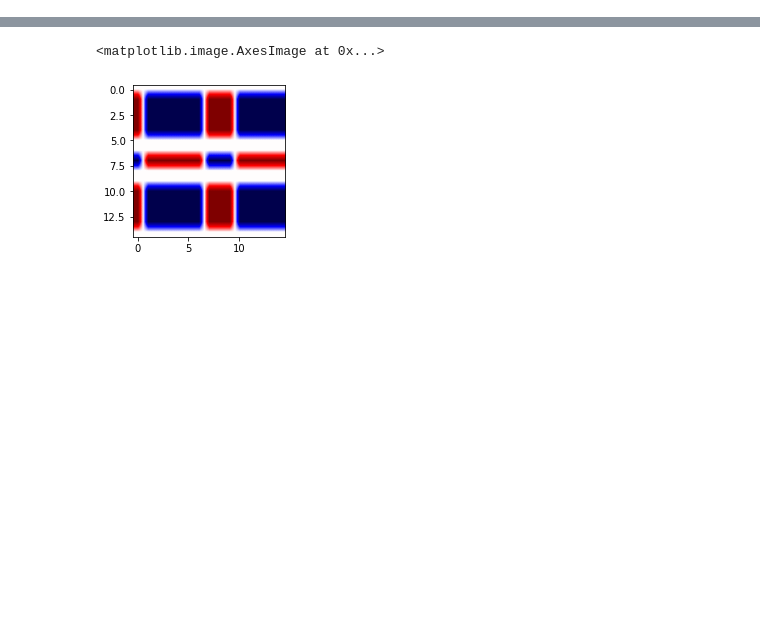
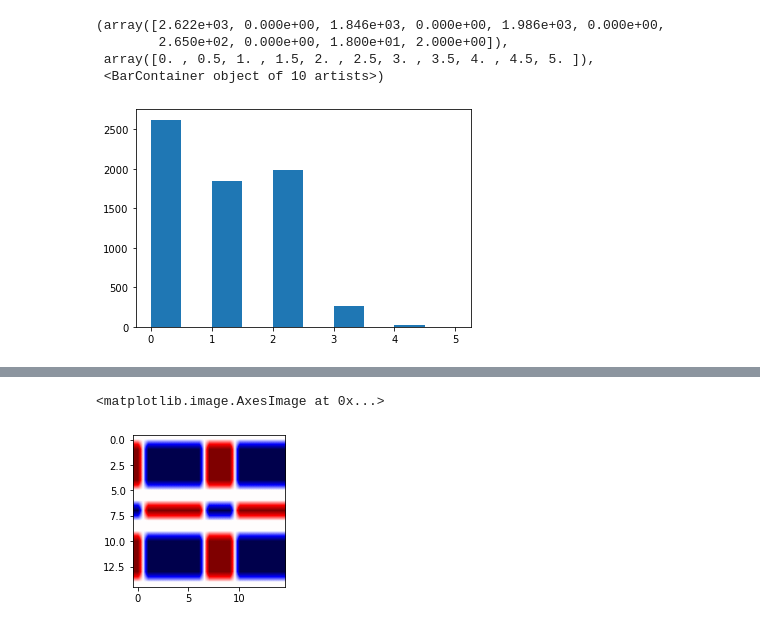
Before and after one commit to avishvj/3d-reactions, a Jupyter notebook: eda_notebooks/rxn.ipynb, the cells around one changed output, grey strips where cells are left out. Saved outputs shown, nothing was run; the diff lists cells and outputs as text; code cells hidden in the pictures; blank space fills up the shorter version.

```diff
--- a/eda_notebooks/rxn.ipynb
+++ b/eda_notebooks/rxn.ipynb
@@ -25,7 +25,7 @@ import rdkit.Chem as Chem
 from rdkit.Chem import Mol
 from rdkit.Chem import rdDistGeom
 # %%
-base_folder = r'spare_data/'
+base_folder = r'../data/raw/'
 
 train_r_file = base_folder + 'train_reactants.sdf'
 train_ts_file = base_folder + 'train_ts.sdf'
@@ -53,0 +56,29 @@ test_rxns  = list(zip(test_r, test_ts, test_p))
+# %%
+# bond changes per reaction based off adj matrix
+# can normalise for number of atoms per reaction
+
+import numpy as np
+i = 5
+max_bond_changes = 0
+bond_changes = []
+norm_bond_changes = []
+for i, rxn in enumerate(train_rxns):
+    # make all entries positive, just looking for bond changes
+    new_bond_changes = np.sum( abs(GetAdjacencyMatrix(train_rxns[i][2]) - GetAdjacencyMatrix(train_rxns[i][0])) ) / 2
+    changes = new_bond_changes
+    bond_changes.append(changes)
+    normalised_changes = new_bond_changes / train_rxns[i][2].GetNumAtoms()
+    norm_bond_changes.append(normalised_changes)
+    #if new_bond_changes > max_bond_changes:
+    #    max_bond_changes = new_bond_changes
+
+# max_bond_changes
+# %%
+from matplotlib import pyplot as plt
+plt.hist(bond_changes)
+# %% [output]
+(array([2.622e+03, 0.000e+00, 1.846e+03, 0.000e+00, 1.986e+03, 0.000e+00,
+        2.650e+02, 0.000e+00, 1.800e+01, 2.000e+00]),
+ array([0. , 0.5, 1. , 1.5, 2. , 2.5, 3. , 3.5, 4. , 4.5, 5. ]),
+ <BarContainer object of 10 artists>)
+[figure, added]
```
Also changed, not shown: parts of 9 cells of this notebook.
